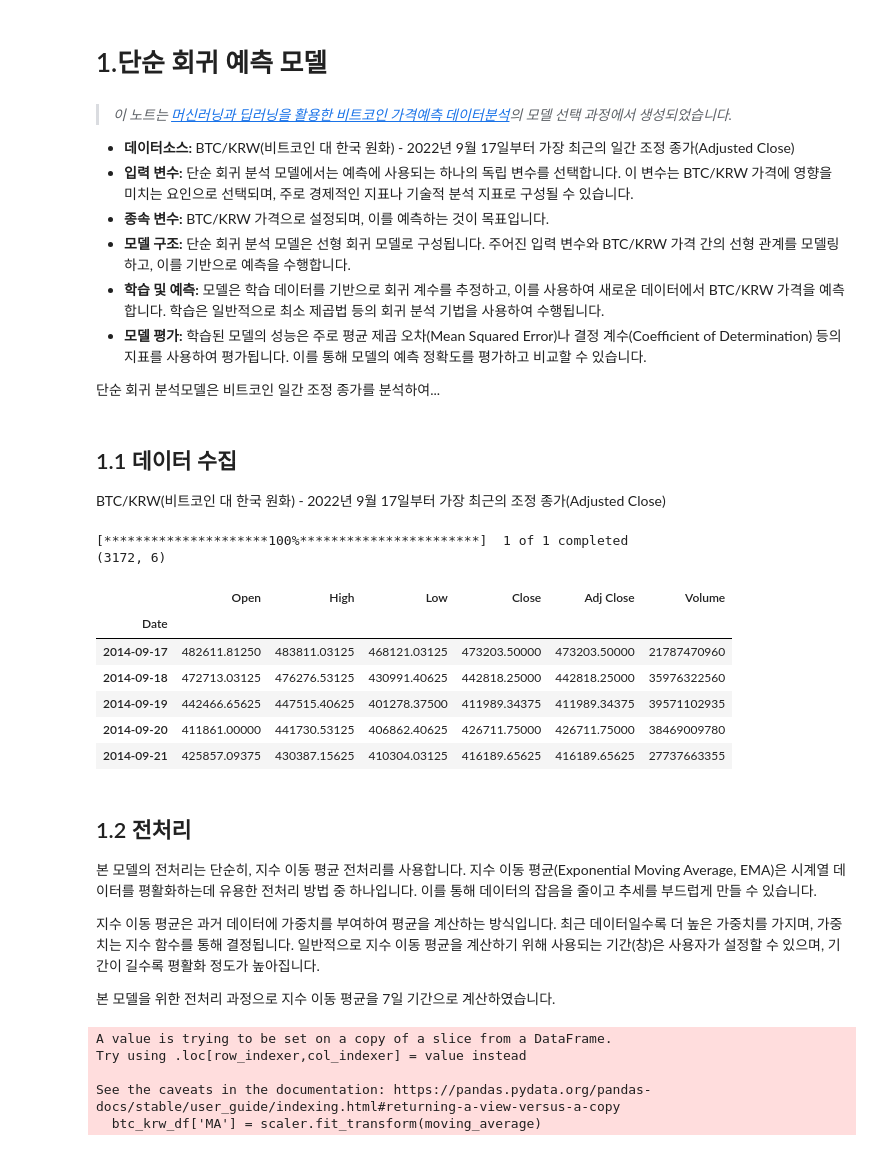
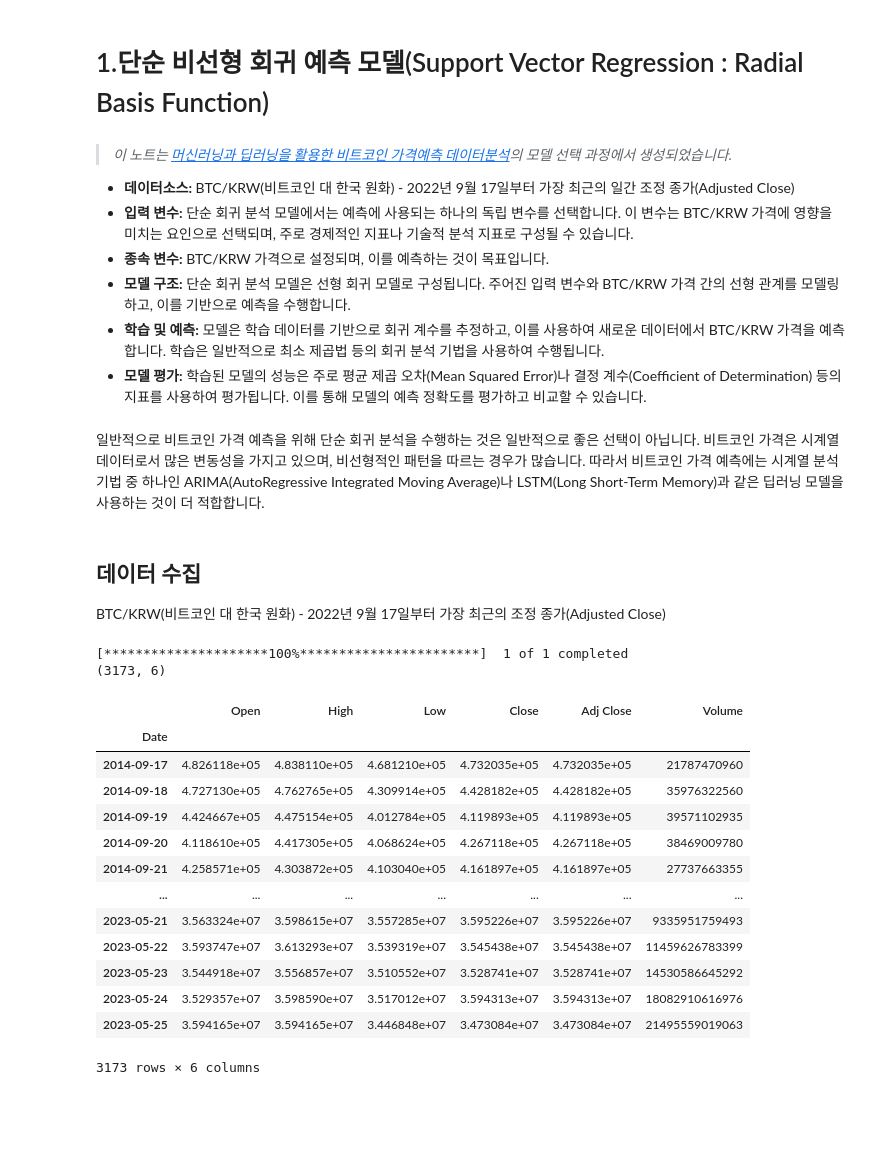
Before and after one commit to young1ll/time-series-da, a Jupyter notebook: notebook/SimpleRegression.ipynb, the cells around one changed output. Drawn from its saved outputs; the diff is of its cells as text; code cells hidden in the pictures; blank space fills up the shorter version.

```diff
--- a/notebook/SimpleRegression.ipynb
+++ b/notebook/SimpleRegression.ipynb
@@ -1,5 +1,5 @@
 # %% [markdown]
-# 1.단순 회귀 예측 모델
+# 1.단순 비선형 회귀 예측 모델(Support Vector Regression : Radial Basis Function)
 # %% [markdown]
 > *이 노트는 [머신러닝과 딥러닝을 활용한 비트코인 가격예측 데이터분석](../upbitAnalyzer_data_analysis_report.ipynb)의 *모델 선택* 과정에서 생성되었습니다.*
 
@@ -9,56 +9,43 @@
 - **모델 구조:** 단순 회귀 분석 모델은 선형 회귀 모델로 구성됩니다. 주어진 입력 변수와 BTC/KRW 가격 간의 선형 관계를 모델링하고, 이를 기반으로 예측을 수행합니다.
 - **학습 및 예측:** 모델은 학습 데이터를 기반으로 회귀 계수를 추정하고, 이를 사용하여 새로운 데이터에서 BTC/KRW 가격을 예측합니다. 학습은 일반적으로 최소 제곱법 등의 회귀 분석 기법을 사용하여 수행됩니다.
 - **모델 평가:** 학습된 모델의 성능은 주로 평균 제곱 오차(Mean Squared Error)나 결정 계수(Coefficient of Determination) 등의 지표를 사용하여 평가됩니다. 이를 통해 모델의 예측 정확도를 평가하고 비교할 수 있습니다.
-
-단순 회귀 분석모델은 비트코인 일간 조정 종가를 분석하여...
+# %% [markdown]
+일반적으로 비트코인 가격 예측을 위해 단순 회귀 분석을 수행하는 것은 일반적으로 좋은 선택이 아닙니다. 비트코인 가격은 시계열 데이터로서 많은 변동성을 가지고 있으며, 비선형적인 패턴을 따르는 경우가 많습니다. 따라서 비트코인 가격 예측에는 시계열 분석 기법 중 하나인 ARIMA(AutoRegressive Integrated Moving Average)나 LSTM(Long Short-Term Memory)과 같은 딥러닝 모델을 사용하는 것이 더 적합합니다.
 # %% [markdown]
-## 1.1 데이터 수집
+## 데이터 수집
 BTC/KRW(비트코인 대 한국 원화) - 2022년 9월 17일부터 가장 최근의 조정 종가(Adjusted Close)
 # %%
 from pandas_datareader import data as pdr
 import yfinance as yfin
 from datetime import date, datetime
 
 today = date.today()
 date_today = today.strftime("%Y-%m-%d")
 date_start = datetime(2013,1,1)
 
 # BTC(KRW)
 yfin.pdr_override()
 
 btc_krwname = 'Bitcoin(KRW)'
 btc_krw = 'BTC-KRW'
 btc_krw_df = pdr.get_data_yahoo(btc_krw, start=date_start, end=date_today)
 
 print(btc_krw_df.shape)
-btc_krw_df.head()
+btc_krw_df
 # %% [output]
 [*********************100%***********************]  1 of 1 completed
-(3172, 6)
+(3173, 6)
 |  | Open | High | Low | Close | Adj Close | Volume |
 | Date |  |  |  |  |  |  |
-| 2014-09-17 | 482611.81250 | 483811.03125 | 468121.03125 | 473203.50000 | 473203.50000 | 21787470960 |
-| 2014-09-18 | 472713.03125 | 476276.53125 | 430991.40625 | 442818.25000 | 442818.25000 | 35976322560 |
-| 2014-09-19 | 442466.65625 | 447515.40625 | 401278.37500 | 411989.34375 | 411989.34375 | 39571102935 |
-| 2014-09-20 | 411861.00000 | 441730.53125 | 406862.40625 | 426711.75000 | 426711.75000 | 38469009780 |
-| 2014-09-21 | 425857.09375 | 430387.15625 | 410304.03125 | 416189.65625 | 416189.65625 | 27737663355 |
+| 2014-09-17 | 4.826118e+05 | 4.838110e+05 | 4.681210e+05 | 4.732035e+05 | 4.732035e+05 | 21787470960 |
+| 2014-09-18 | 4.727130e+05 | 4.762765e+05 | 4.309914e+05 | 4.428182e+05 | 4.428182e+05 | 35976322560 |
+| 2014-09-19 | 4.424667e+05 | 4.475154e+05 | 4.012784e+05 | 4.119893e+05 | 4.119893e+05 | 39571102935 |
+| 2014-09-20 | 4.118610e+05 | 4.417305e+05 | 4.068624e+05 | 4.267118e+05 | 4.267118e+05 | 38469009780 |
+| 2014-09-21 | 4.258571e+05 | 4.303872e+05 | 4.103040e+05 | 4.161897e+05 | 4.161897e+05 | 27737663355 |
+| ... | ... | ... | ... | ... | ... | ... |
+| 2023-05-21 | 3.563324e+07 | 3.598615e+07 | 3.557285e+07 | 3.595226e+07 | 3.595226e+07 | 9335951759493 |
+| 2023-05-22 | 3.593747e+07 | 3.613293e+07 | 3.539319e+07 | 3.545438e+07 | 3.545438e+07 | 11459626783399 |
+| 2023-05-23 | 3.544918e+07 | 3.556857e+07 | 3.510552e+07 | 3.528741e+07 | 3.528741e+07 | 14530586645292 |
+| 2023-05-24 | 3.529357e+07 | 3.598590e+07 | 3.517012e+07 | 3.594313e+07 | 3.594313e+07 | 18082910616976 |
+| 2023-05-25 | 3.594165e+07 | 3.594165e+07 | 3.446848e+07 | 3.473084e+07 | 3.473084e+07 | 21495559019063 |
+3173 rows × 6 columns
-# %% [markdown]
-## 1.2 전처리
-본 모델의 전처리는 단순히, 지수 이동 평균 전처리를 사용합니다. 지수 이동 평균(Exponential Moving Average, EMA)은 시계열 데이터를 평활화하는데 유용한 전처리 방법 중 하나입니다. 이를 통해 데이터의 잡음을 줄이고 추세를 부드럽게 만들 수 있습니다.
-
-지수 이동 평균은 과거 데이터에 가중치를 부여하여 평균을 계산하는 방식입니다. 최근 데이터일수록 더 높은 가중치를 가지며, 가중치는 지수 함수를 통해 결정됩니다. 일반적으로 지수 이동 평균을 계산하기 위해 사용되는 기간(창)은 사용자가 설정할 수 있으며, 기간이 길수록 평활화 정도가 높아집니다.
-
-본 모델을 위한 전처리 과정으로 지수 이동 평균을 7일 기간으로 계산하였습니다.
-# %%
-from sklearn.preprocessing import MinMaxScaler
-
-# 이동평균 전처리: MinMaxScaler를 사용하여 데이터 정규화
-scaler = MinMaxScaler()
-moving_average = btc_krw_df['Adj Close'].rolling(window=7).mean().values.reshape(-1, 1)
-btc_krw_df['MA'] = scaler.fit_transform(moving_average)
-# %% [output]
-A value is trying to be set on a copy of a slice from a DataFrame.
-Try using .loc[row_indexer,col_indexer] = value instead
-
-See the caveats in the documentation: https://pandas.pydata.org/pandas-docs/stable/user_guide/indexing.html#returning-a-view-versus-a-copy
-  btc_krw_df['MA'] = scaler.fit_transform(moving_average)
```
Also changed, not shown: parts of 20 cells of this notebook, 1 other file.
